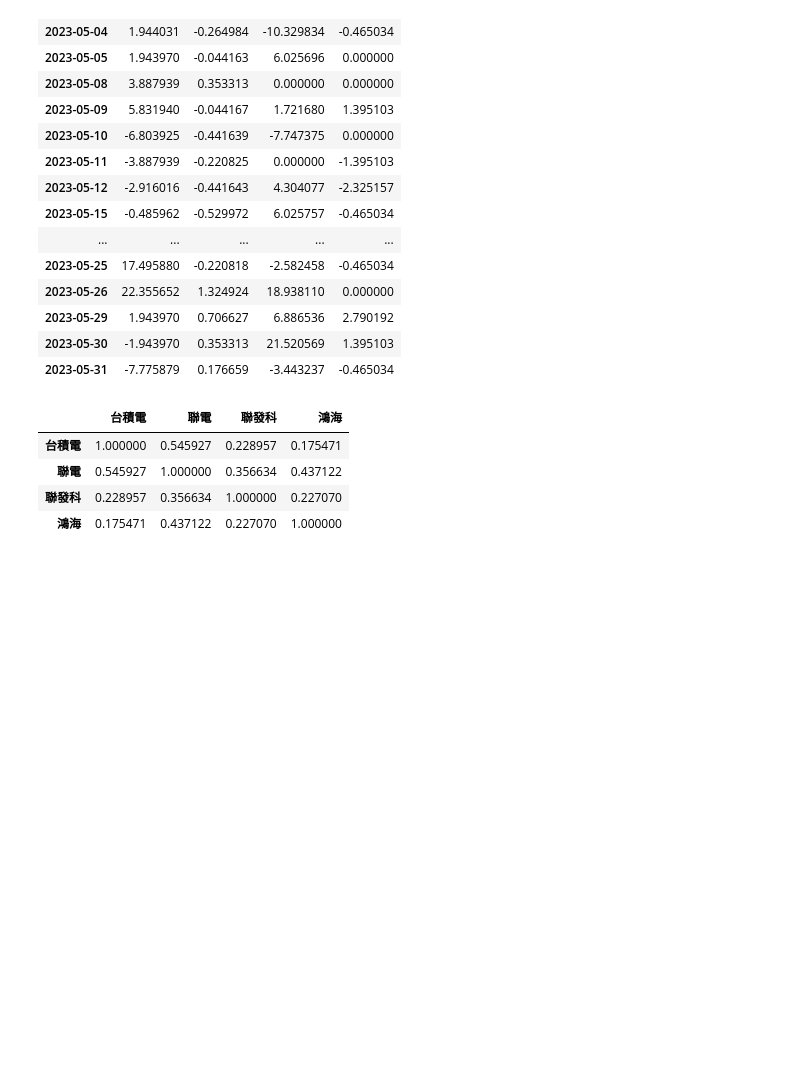
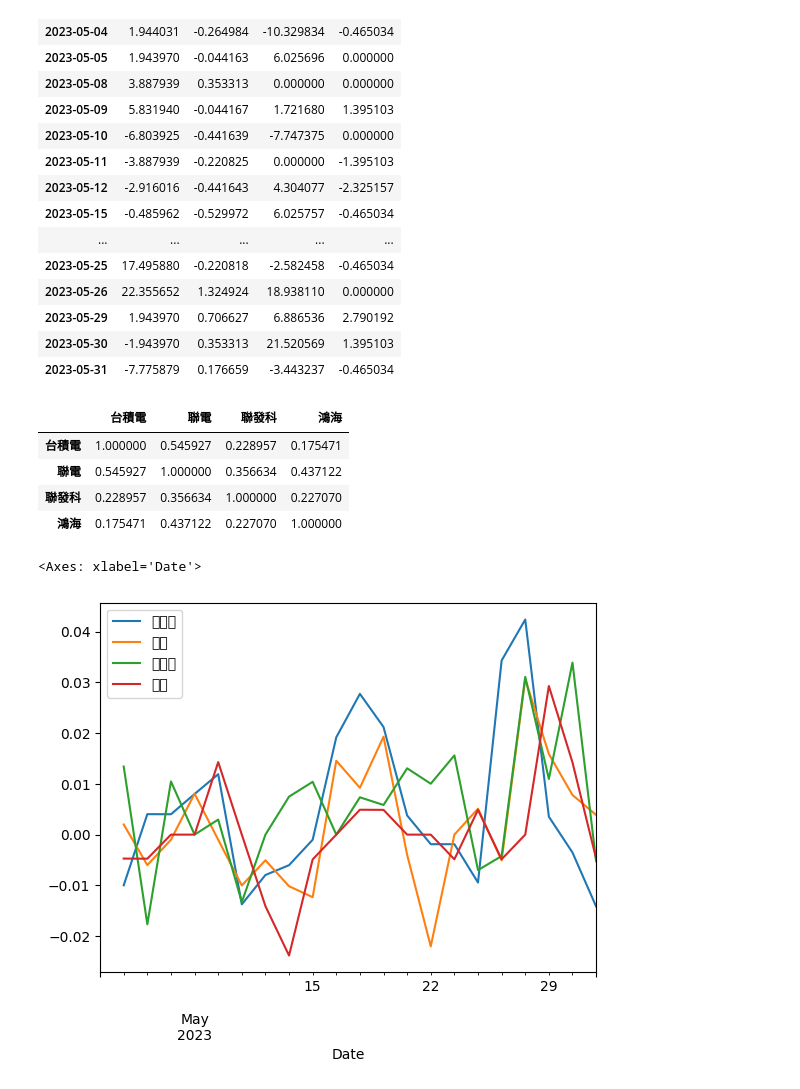
Before and after one commit to Srdell7/python_20240731, a Jupyter notebook: lesson17/lesson17_4.ipynb, the cells around one changed output. Cells and saved outputs as stored; diff of their text form; code cells hidden in the pictures; blank space fills up the shorter version.

```diff
--- a/lesson17/lesson17_4.ipynb
+++ b/lesson17/lesson17_4.ipynb
@@ -215,3 +215,11 @@ prices_pct_change.corr()
 | 聯電 | 0.545927 | 1.000000 | 0.356634 | 0.437122 |
 | 聯發科 | 0.228957 | 0.356634 | 1.000000 | 0.227070 |
 | 鴻海 | 0.175471 | 0.437122 | 0.227070 | 1.000000 |
+# %%
+#自動建立圖表
+#自動產生欄位
+#欄位legen
+prices_pct_change.plot()
+# %% [output]
+<Axes: xlabel='Date'>
+[figure, added]
```
